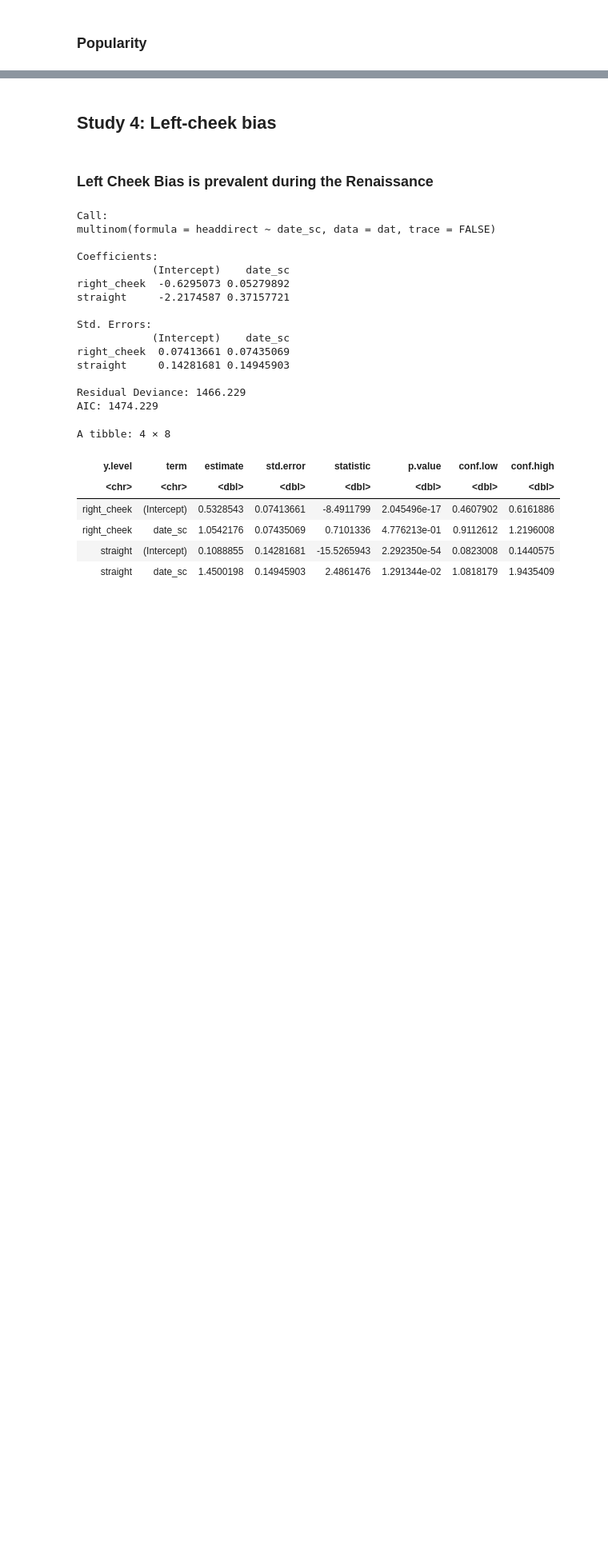
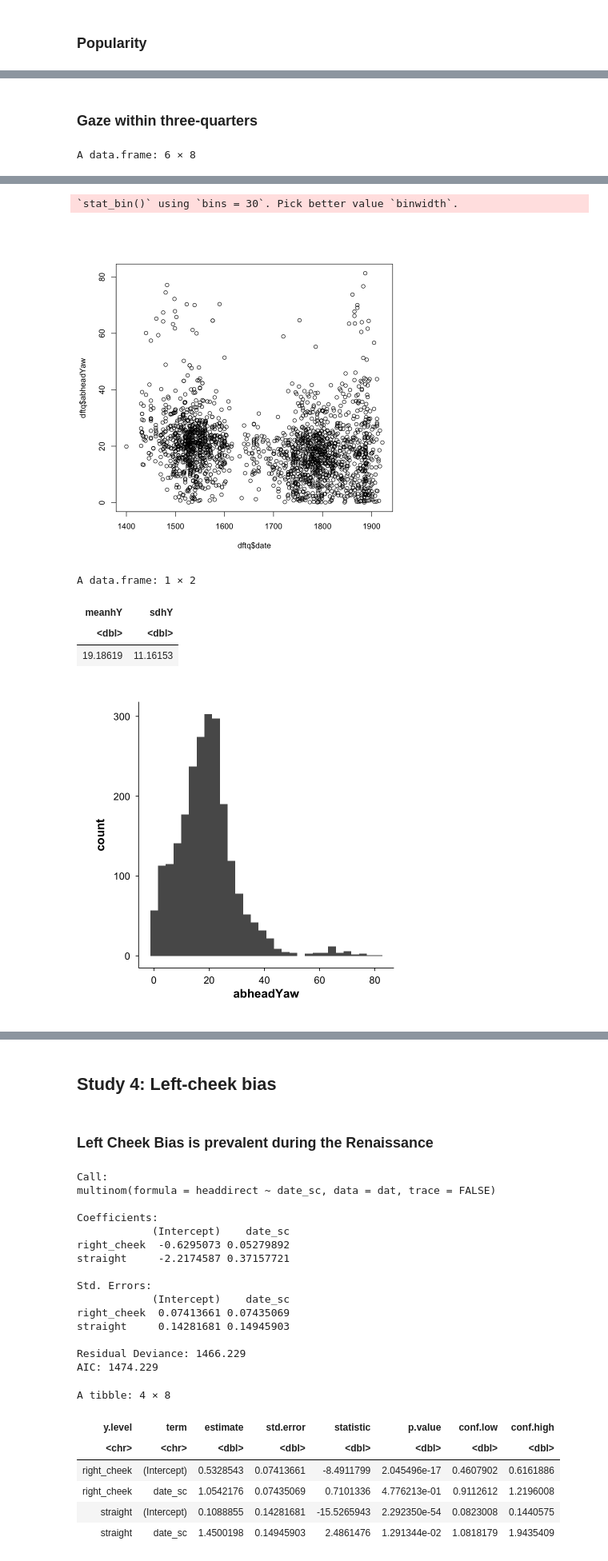
Before and after one commit to kokumarucrow/Renaissance_Gaze, a Jupyter notebook: Analysis/RePa_main.ipynb, the cells around one changed output, grey strips where cells are left out. Shown at 80% size. Saved outputs shown, nothing was run; the diff lists cells and outputs as text; code cells hidden in the pictures; blank space fills up the shorter version.

```diff
--- a/Analysis/RePa_main.ipynb
+++ b/Analysis/RePa_main.ipynb
@@ -413,0 +1790,18 @@ sdate       -0.116 -0.060
+# %% [markdown]
+### Gaze within three-quarters
+# %%
+# Categorise all portraits by head pose (frontal / three-quarter / profile) based on absolute head yaw angle.
+metadf %>% select(Condition,headYaw,gaze_cen,AUTHOR,BORN.DIED,date,SCHOOL,TIMEFRAME) %>% filter(Condition!="Religion") -> dftq
+head(dftq)
+dftq %<>% mutate(abheadYaw= abs(headYaw))
+plot(dftq$date,dftq$abheadYaw)
+ggplot(data=dftq,aes(x=abheadYaw)) + geom_histogram()
+dftq %>% summarise(meanhY=mean(abheadYaw),sdhY=sd(abheadYaw))
+
+dftq$pose_cat %<>% dplyr::case_when(
+  dftq$abheadYaw < 15 ~ "frontal",
+  dftq$abheadYaw < 45 ~ "three_quarters",
+  TRUE ~ "profile"
+)
+# %% [output]
+A data.frame: 6 × 8
@@ -413,0 +1816,7 @@ sdate       -0.116 -0.060
+`stat_bin()` using `bins = 30`. Pick better value `binwidth`.
+[figure, added]
+A data.frame: 1 × 2
+| meanhY | sdhY |
+| <dbl> | <dbl> |
+| 19.18619 | 11.16153 |
+[figure, added]
```
Also changed, not shown: parts of 47 cells of this notebook, 10 other files.
